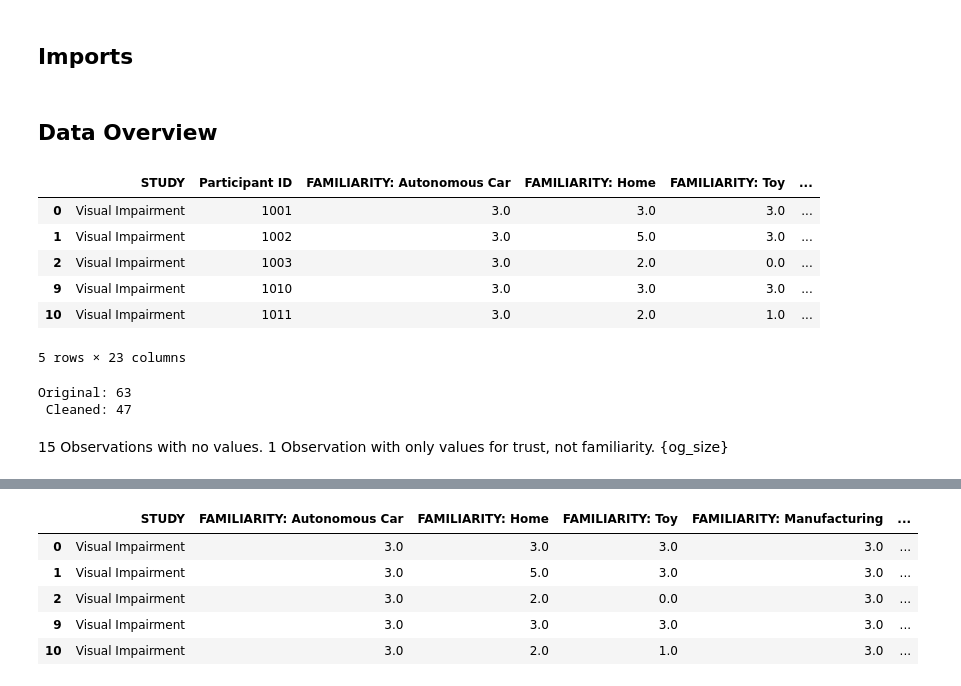
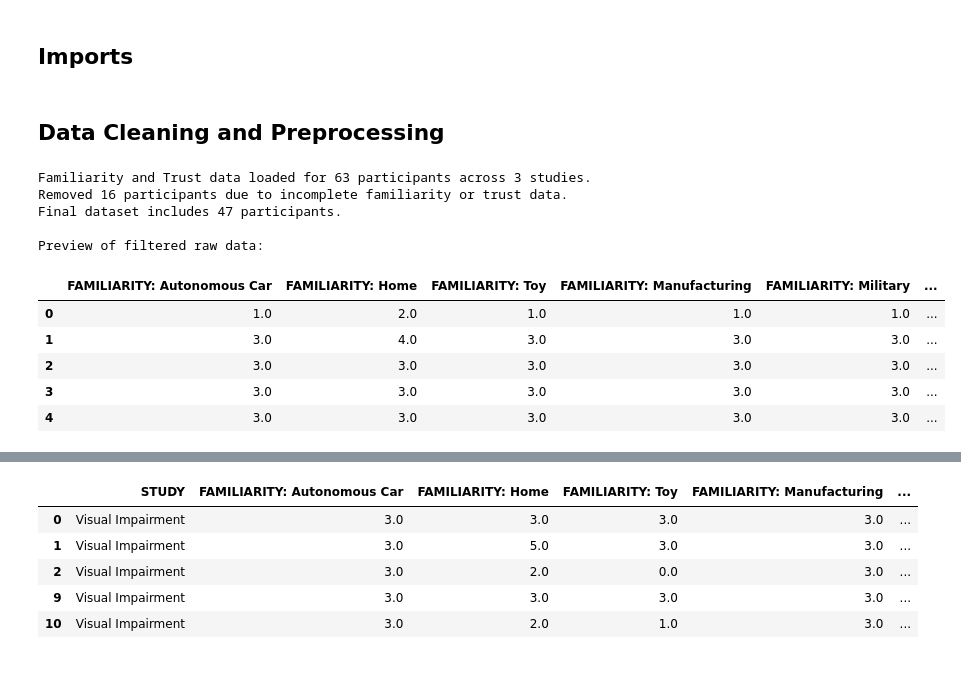
Before and after one commit to saathveek/ml-predicting-older-adult-trust, a Jupyter notebook: notebooks/trust_modeling.ipynb, the cells around one changed output, grey strips where cells are left out. Cells and saved outputs as stored; diff of their text form; code cells hidden in the pictures.

```diff
--- a/notebooks/trust_modeling.ipynb
+++ b/notebooks/trust_modeling.ipynb
@@ -35,2 +56,2 @@ warnings.filterwarnings("ignore", category=UserWarning)
 # %% [markdown]
-## Data Overview
+## Data Cleaning and Preprocessing
@@ -41,18 +58,45 @@ og_size = df.shape[0]
-# %%
-df = df.dropna()
-df.head()
-# %% [output]
-|  | STUDY | Participant ID | FAMILIARITY: Autonomous Car | FAMILIARITY: Home | FAMILIARITY: Toy | ... |
-| 0 | Visual Impairment | 1001 | 3.0 | 3.0 | 3.0 | ... |
-| 1 | Visual Impairment | 1002 | 3.0 | 5.0 | 3.0 | ... |
-| 2 | Visual Impairment | 1003 | 3.0 | 2.0 | 0.0 | ... |
-| 9 | Visual Impairment | 1010 | 3.0 | 3.0 | 3.0 | ... |
-| 10 | Visual Impairment | 1011 | 3.0 | 2.0 | 1.0 | ... |
-5 rows × 23 columns
-# %%
-print("Original: " + str(og_size) + "\n Cleaned: " + str(df.shape[0]))
-# %% [output]
-Original: 63
- Cleaned: 47
-# %% [markdown]
-15 Observations with no values. 1 Observation with only values for trust, not familiarity. {og_size}
+# %%
+# Mapping study keys to data filenames; add more files here to expand dataset
+studies = {
+    "Mobility Impairment":"mobility_impairment",
+    "Visual Impairment":"visual_impairment",
+    "Surgery Recovery":"surgery_recovery",
+}
+
+# Load data from all studies and combine
+df = pd.DataFrame()
+for study, filename in studies.items():
+    path = os.path.join("..", "data", f"familiarity_and_trust_data_{filename}.csv")
+    try:
+        df_study = pd.read_csv(path)
+        df_study["Study"] = study
+        df = pd.concat([df, df_study], ignore_index=True)
+    except FileNotFoundError:
+        print(f"File not found: {path}\n")
+    except Exception as e:
+        print(f"Failed to load {study}: {e}\n")
+
+num_par_i = df.shape[0]
+print(f"Familiarity and Trust data loaded for {num_par_i} participants across {df['Study'].nunique()} studies.")
+
+# Drop records with missing values (incomplete familiarity and/or trust data)
+df.dropna(inplace=True, ignore_index=True)
+
+num_par_f = df.shape[0]
+print(f"Removed {num_par_i-num_par_f} participants due to incomplete familiarity or trust data.\nFinal dataset includes {num_par_f} participants.\n")
+
+# Preview data
+print("Preview of filtered raw data:")
+display(df.head())
+# %% [output]
+Familiarity and Trust data loaded for 63 participants across 3 studies.
+Removed 16 participants due to incomplete familiarity or trust data.
+Final dataset includes 47 participants.
+
+Preview of filtered raw data:
+|  | FAMILIARITY: Autonomous Car | FAMILIARITY: Home | FAMILIARITY: Toy | FAMILIARITY: Manufacturing | FAMILIARITY: Military | ... |
+| 0 | 1.0 | 2.0 | 1.0 | 1.0 | 1.0 | ... |
+| 1 | 3.0 | 4.0 | 3.0 | 3.0 | 3.0 | ... |
+| 2 | 3.0 | 3.0 | 3.0 | 3.0 | 3.0 | ... |
+| 3 | 3.0 | 3.0 | 3.0 | 3.0 | 3.0 | ... |
+| 4 | 3.0 | 3.0 | 3.0 | 3.0 | 3.0 | ... |
```
Also changed, not shown: parts of 13 cells of this notebook, 5 other files.
